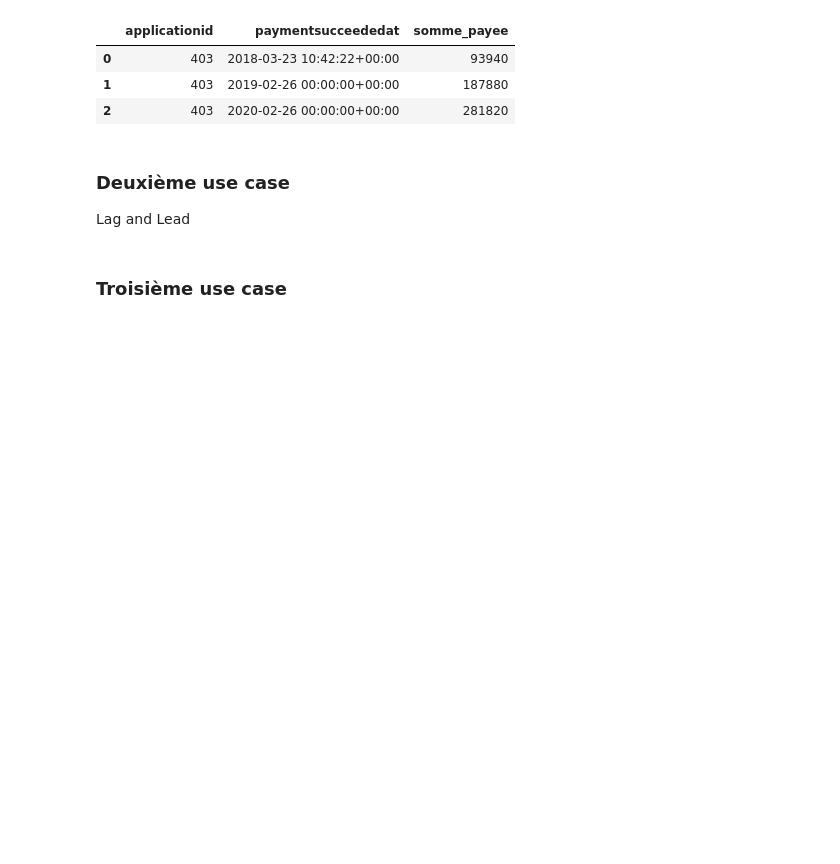
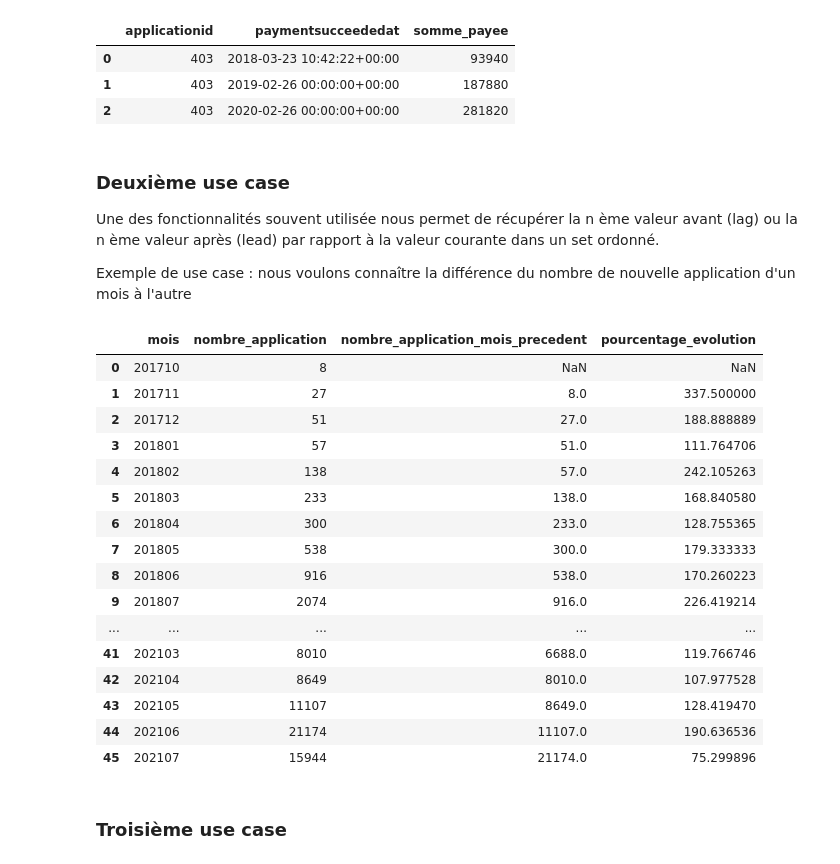
Before and after one commit to HugoDupeux/someTuto, a Jupyter notebook: sql/Window function.ipynb, the cells around one changed output. Saved outputs shown, nothing was run; the diff lists cells and outputs as text; code cells hidden in the pictures; blank space fills up the shorter version.

```diff
--- a/sql/Window function.ipynb
+++ b/sql/Window function.ipynb
@@ -178,6 +179,45 @@ LIMIT 10
 | 2 | 403 | 2020-02-26 00:00:00+00:00 | 281820 |
 # %% [markdown]
 ### Deuxième use case
-Lag and Lead
+Une des fonctionnalités souvent utilisée nous permet de récupérer la n ème valeur avant (lag) ou la n ème valeur après (lead) par rapport à la valeur courante dans un set ordonné.
+
+Exemple de use case : nous voulons connaître la différence du nombre de nouvelle application d'un mois à l'autre
+# %%
+%%bigquery
+
+WITH nombre_application_par_mois AS (
+    SELECT
+            format_timestamp('%Y%m', createdAT) AS mois ,
+        COUNT(DISTINCT A.id) AS nombre_application
+    FROM `datawarehouse-267911.db_production_console.garantme_Application` A
+    GROUP BY
+        format_timestamp('%Y%m', createdAT)
+)
+
+SELECT
+    mois,
+    nombre_application,
+    LAG(nombre_application) OVER (ORDER BY mois) AS nombre_application_mois_precedent,
+    (nombre_application/LAG(nombre_application) OVER (ORDER BY mois))*100 AS pourcentage_evolution
+FROM nombre_application_par_mois
+ORDER BY mois
+# %% [output]
+|  | mois | nombre_application | nombre_application_mois_precedent | pourcentage_evolution |
+| 0 | 201710 | 8 | NaN | NaN |
+| 1 | 201711 | 27 | 8.0 | 337.500000 |
+| 2 | 201712 | 51 | 27.0 | 188.888889 |
+| 3 | 201801 | 57 | 51.0 | 111.764706 |
+| 4 | 201802 | 138 | 57.0 | 242.105263 |
+| 5 | 201803 | 233 | 138.0 | 168.840580 |
+| 6 | 201804 | 300 | 233.0 | 128.755365 |
+| 7 | 201805 | 538 | 300.0 | 179.333333 |
+| 8 | 201806 | 916 | 538.0 | 170.260223 |
+| 9 | 201807 | 2074 | 916.0 | 226.419214 |
+| ... | ... | ... | ... | ... |
+| 41 | 202103 | 8010 | 6688.0 | 119.766746 |
+| 42 | 202104 | 8649 | 8010.0 | 107.977528 |
+| 43 | 202105 | 11107 | 8649.0 | 128.419470 |
+| 44 | 202106 | 21174 | 11107.0 | 190.636536 |
+| 45 | 202107 | 15944 | 21174.0 | 75.299896 |
 # %% [markdown]
 ### Troisième use case
```
Also changed, not shown: parts of 2 cells of this notebook.
